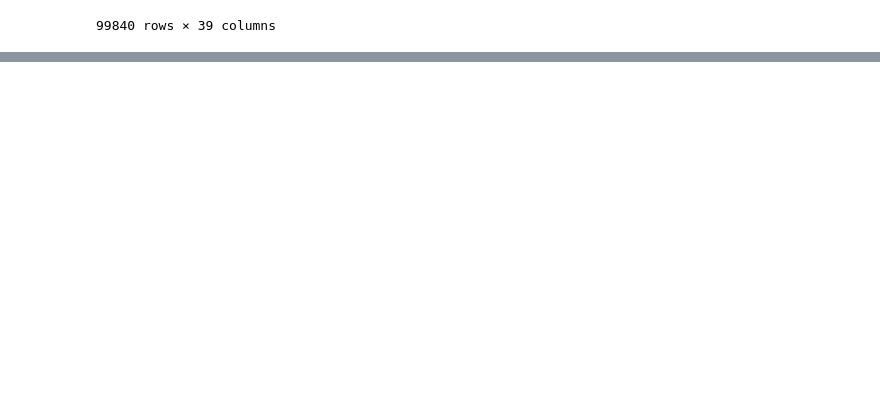
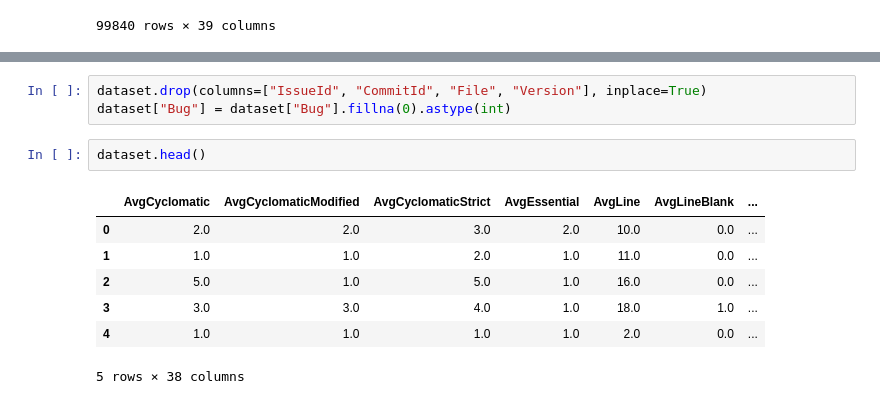
Before and after one commit to ahenrij/ets-mgl869-hive, a Jupyter notebook: src/lab/notebooks/dataset.ipynb, the cells around one changed output, grey strips where cells are left out. Cells and saved outputs as stored; diff of their text form; blank space fills up the shorter version.

```diff
--- a/src/lab/notebooks/dataset.ipynb
+++ b/src/lab/notebooks/dataset.ipynb
@@ -129,0 +183,13 @@ unlabeled_data
+# %%
+dataset.drop(columns=["IssueId", "CommitId", "File", "Version"], inplace=True)
+dataset["Bug"] = dataset["Bug"].fillna(0).astype(int)
+# %%
+dataset.head()
+# %% [output]
+|  | AvgCyclomatic | AvgCyclomaticModified | AvgCyclomaticStrict | AvgEssential | AvgLine | AvgLineBlank | ... |
+| 0 | 2.0 | 2.0 | 3.0 | 2.0 | 10.0 | 0.0 | ... |
+| 1 | 1.0 | 1.0 | 2.0 | 1.0 | 11.0 | 0.0 | ... |
+| 2 | 5.0 | 1.0 | 5.0 | 1.0 | 16.0 | 0.0 | ... |
+| 3 | 3.0 | 3.0 | 4.0 | 1.0 | 18.0 | 1.0 | ... |
+| 4 | 1.0 | 1.0 | 1.0 | 1.0 | 2.0 | 0.0 | ... |
+5 rows × 38 columns
```
Also changed, not shown: parts of 15 cells of this notebook, 4 other files.
